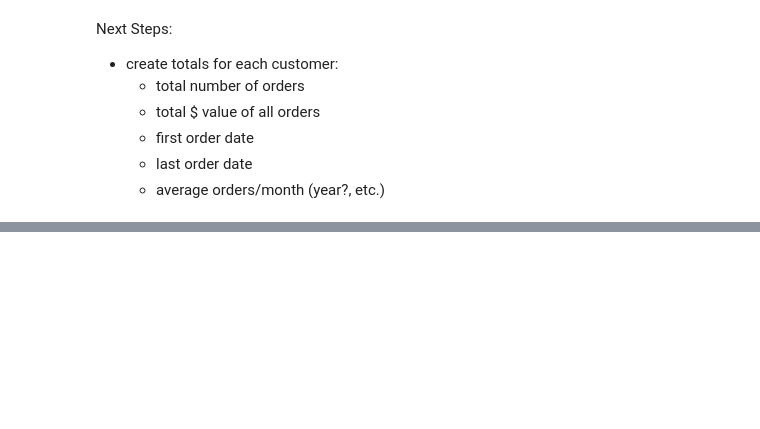
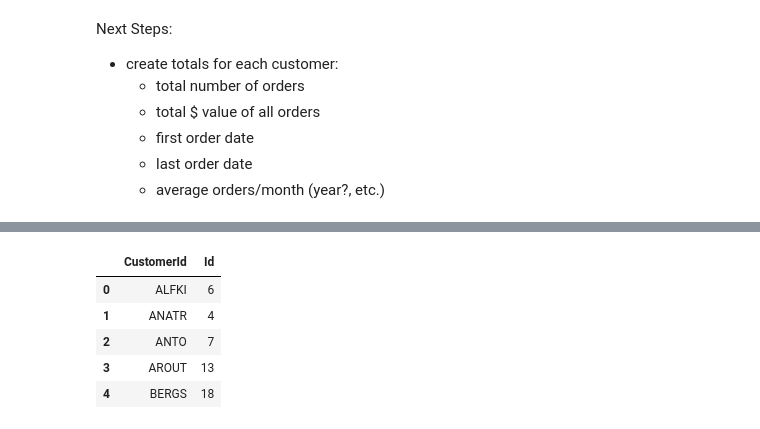
Before and after one commit to giorosati/dsc-2-final-project-online-ds-pt-100118, a Jupyter notebook: module2project.ipynb, the cells around one changed output, grey strips where cells are left out. Cells and saved outputs as stored; diff of their text form; code cells hidden in the pictures; blank space fills up the shorter version.

```diff
--- a/module2project.ipynb
+++ b/module2project.ipynb
@@ -519,0 +532,4 @@ orders.head()
+# %%
+#get orders count
+orders_count = orders.groupby("CustomerId")["Id"].nunique()
+orders_count.head(10)
@@ -519,0 +549,12 @@ orders.head()
+# %%
+orders_count = orders_count.reset_index()
+# orders_count.describe()
+# %%
+orders_count.head()
+# %% [output]
+|  | CustomerId | Id |
+| 0 | ALFKI | 6 |
+| 1 | ANATR | 4 |
+| 2 | ANTO | 7 |
+| 3 | AROUT | 13 |
+| 4 | BERGS | 18 |
```
Also changed, not shown: parts of 25 cells of this notebook.
